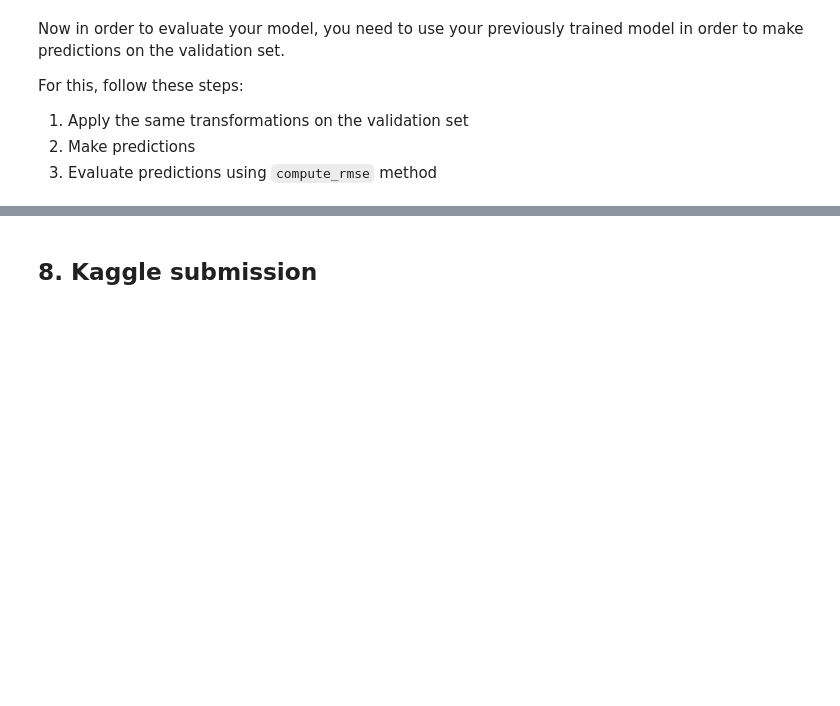
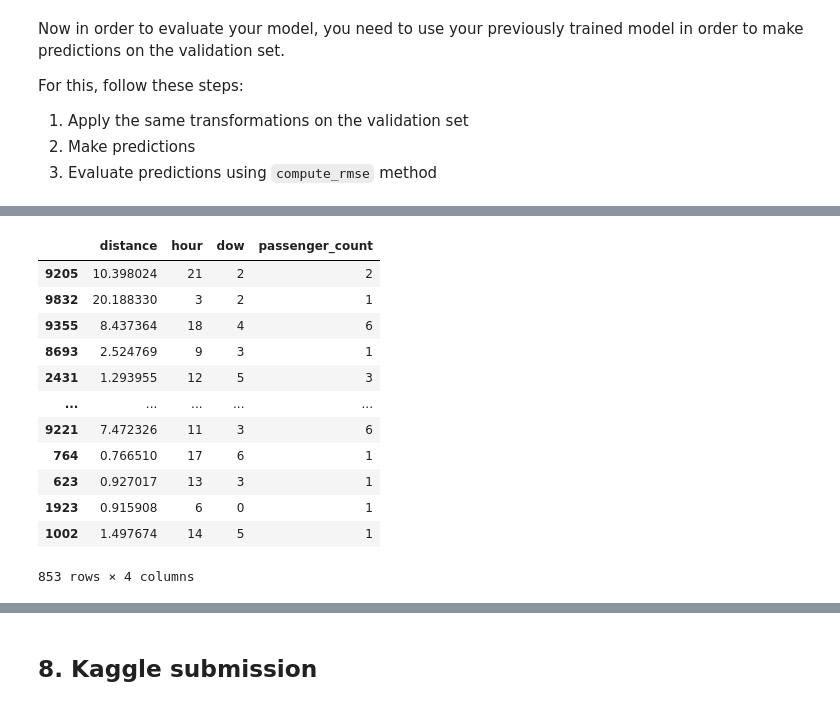
Before and after one commit to yongsin91/TaxiFareModel, a Jupyter notebook: notebooks/Taxi-Fare-Model.ipynb, the cells around one changed output, grey strips where cells are left out. Cells and saved outputs as stored; diff of their text form; code cells hidden in the pictures; blank space fills up the shorter version.

```diff
--- a/notebooks/Taxi-Fare-Model.ipynb
+++ b/notebooks/Taxi-Fare-Model.ipynb
@@ -633,3 +633,19 @@ See the caveats in the documentation: https://pandas.pydata.org/pandas-docs/stab
+# %%
+X_test
+# %% [output]
+|  | distance | hour | dow | passenger_count |
+| 9205 | 10.398024 | 21 | 2 | 2 |
+| 9832 | 20.188330 | 3 | 2 | 1 |
+| 9355 | 8.437364 | 18 | 4 | 6 |
+| 8693 | 2.524769 | 9 | 3 | 1 |
+| 2431 | 1.293955 | 12 | 5 | 3 |
+| ... | ... | ... | ... | ... |
+| 9221 | 7.472326 | 11 | 3 | 6 |
+| 764 | 0.766510 | 17 | 6 | 1 |
+| 623 | 0.927017 | 13 | 3 | 1 |
+| 1923 | 0.915908 | 6 | 0 | 1 |
+| 1002 | 1.497674 | 14 | 5 | 1 |
+853 rows × 4 columns
 # %%
 df_test
 # %% [output]
```
Also changed, not shown: parts of 20 cells of this notebook, 1 other file.
